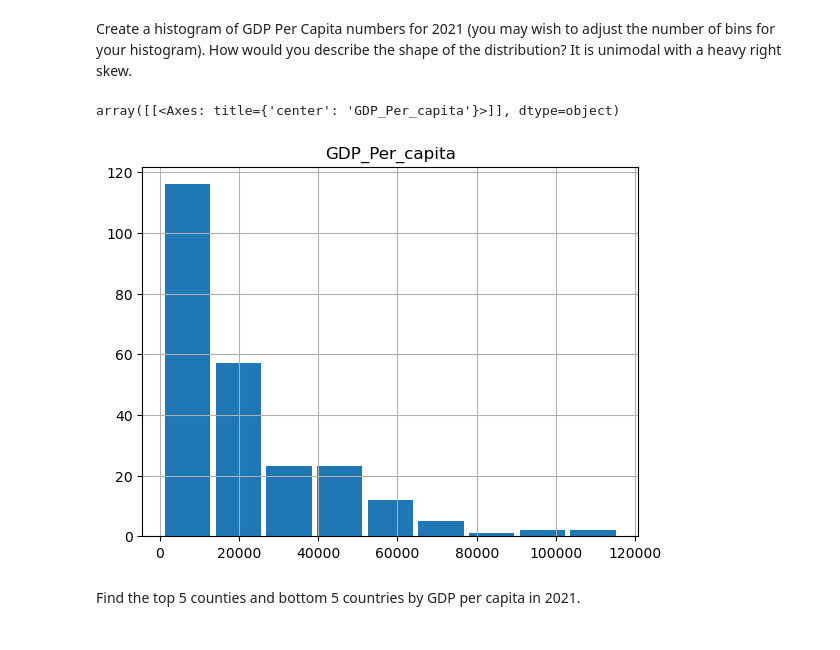
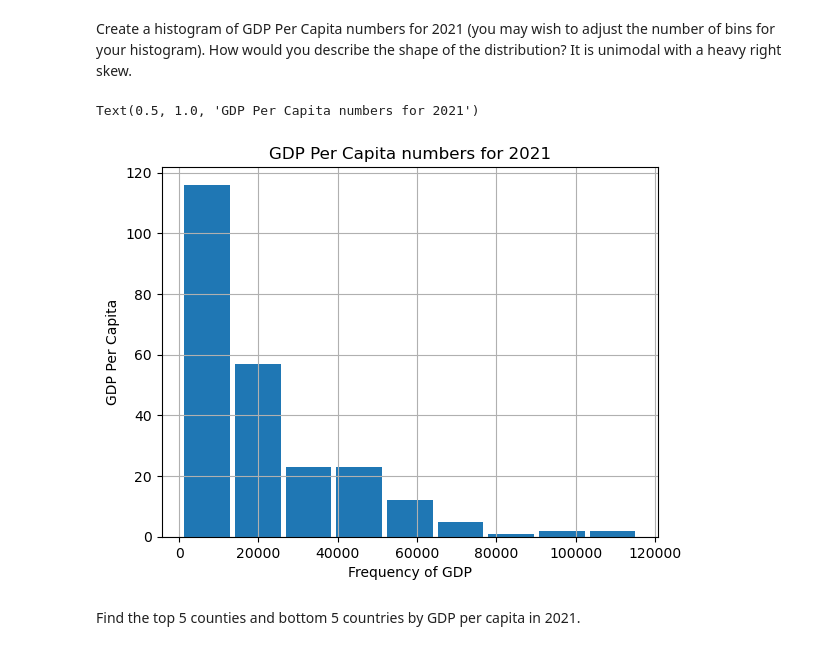
Before and after one commit to nss-data-science-cohort-8/un-exploration-Mythical-clj, a Jupyter notebook: notebooks/UN_Data_Exploration.ipynb, the cells around one changed output. Drawn from its saved outputs; the diff is of its cells as text; code cells hidden in the pictures.

Commit message:
Question 11, updated Histogram

```diff
--- a/notebooks/UN_Data_Exploration.ipynb
+++ b/notebooks/UN_Data_Exploration.ipynb
@@ -136,9 +136,12 @@ gdp_2021.describe()
 Create a histogram of GDP Per Capita numbers for 2021 (you may wish to adjust the number of bins for your histogram). How would you describe the shape of the distribution? It is unimodal with a heavy right skew.
 # %%
 gdp_2021.hist(bins=9, rwidth=0.9)
+plt.xlabel('Frequency of GDP')
+plt.ylabel('GDP Per Capita')
+plt.title('GDP Per Capita numbers for 2021')
 # %% [output]
-array([[<Axes: title={'center': 'GDP_Per_capita'}>]], dtype=object)
+Text(0.5, 1.0, 'GDP Per Capita numbers for 2021')
-[figure, old version]
+[figure, new version]
 # %% [markdown]
 Find the top 5 counties and bottom 5 countries by GDP per capita in 2021.
 # %%
```
